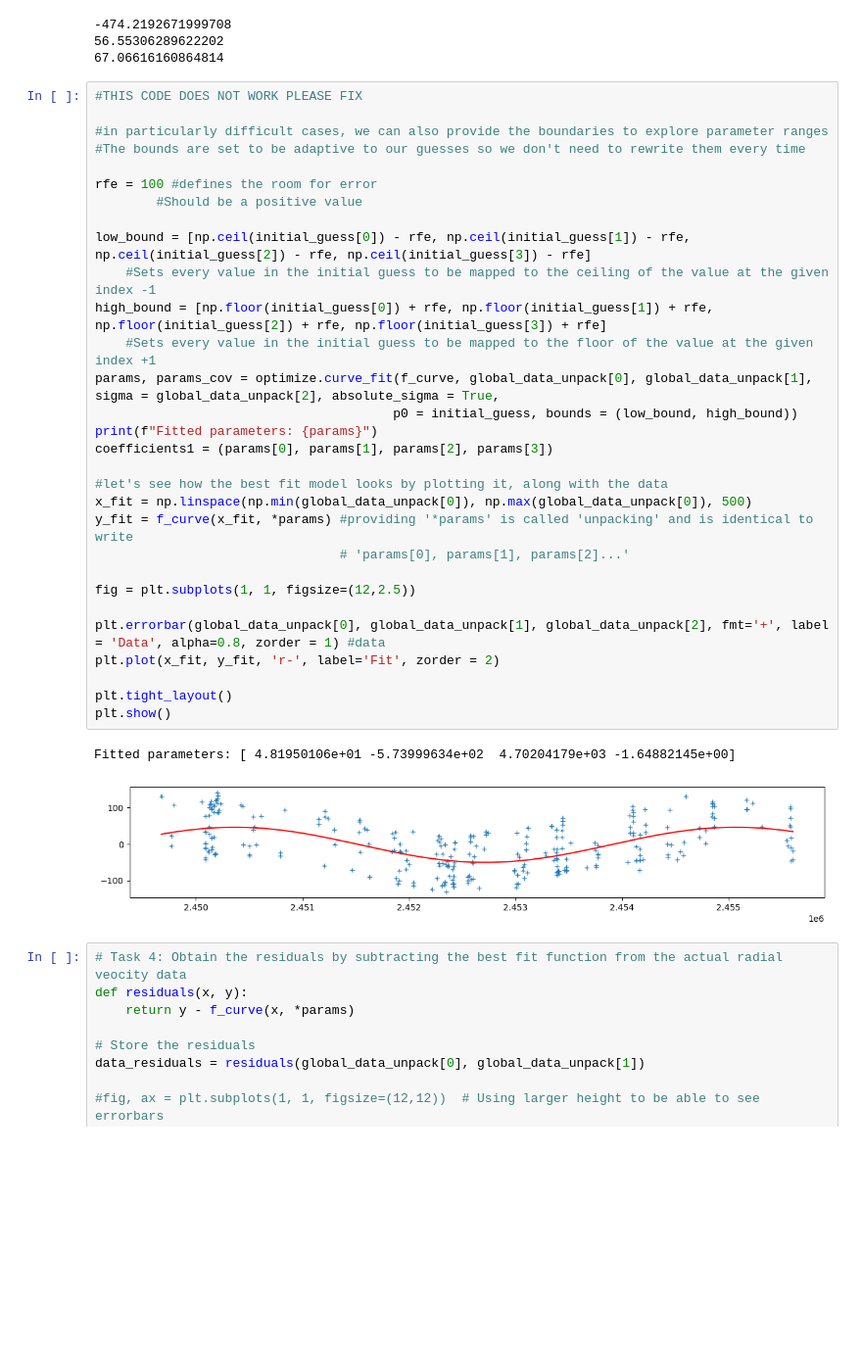
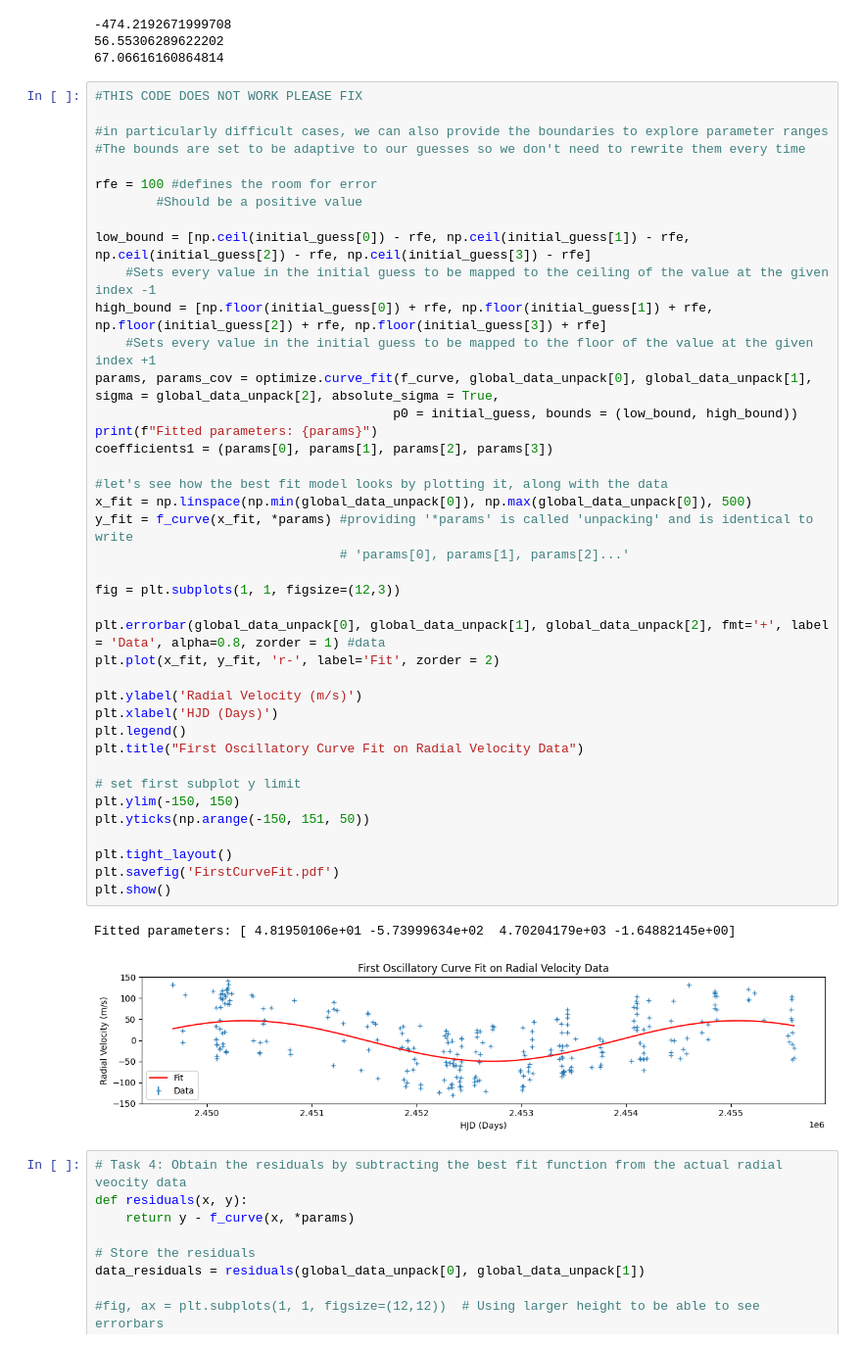
Before and after one commit to jwmckeown007/astr19groupf, a Jupyter notebook: p5_and_p6_zoominresiduals.ipynb, the cells around one changed output. Shown at 98% size. Cells and saved outputs as stored; diff of their text form; blank space fills up the shorter version.

Commit message:
Added labels to the first oscillatory graph

```diff
--- a/p5_and_p6_zoominresiduals.ipynb
+++ b/p5_and_p6_zoominresiduals.ipynb
@@ -138,35 +137,45 @@ params, params_cov = optimize.curve_fit(f_curve, global_data_unpack[0], global_d
 #THIS CODE DOES NOT WORK PLEASE FIX
 
 #in particularly difficult cases, we can also provide the boundaries to explore parameter ranges
 #The bounds are set to be adaptive to our guesses so we don't need to rewrite them every time
 
 rfe = 100 #defines the room for error
         #Should be a positive value
 
 low_bound = [np.ceil(initial_guess[0]) - rfe, np.ceil(initial_guess[1]) - rfe, np.ceil(initial_guess[2]) - rfe, np.ceil(initial_guess[3]) - rfe]
     #Sets every value in the initial guess to be mapped to the ceiling of the value at the given index -1
 high_bound = [np.floor(initial_guess[0]) + rfe, np.floor(initial_guess[1]) + rfe, np.floor(initial_guess[2]) + rfe, np.floor(initial_guess[3]) + rfe]
     #Sets every value in the initial guess to be mapped to the floor of the value at the given index +1
 params, params_cov = optimize.curve_fit(f_curve, global_data_unpack[0], global_data_unpack[1], sigma = global_data_unpack[2], absolute_sigma = True,
                                        p0 = initial_guess, bounds = (low_bound, high_bound))
 print(f"Fitted parameters: {params}")
 coefficients1 = (params[0], params[1], params[2], params[3])
 
 #let's see how the best fit model looks by plotting it, along with the data
 x_fit = np.linspace(np.min(global_data_unpack[0]), np.max(global_data_unpack[0]), 500)
 y_fit = f_curve(x_fit, *params) #providing '*params' is called 'unpacking' and is identical to write
                                 # 'params[0], params[1], params[2]...'
 
-fig = plt.subplots(1, 1, figsize=(12,2.5))
+fig = plt.subplots(1, 1, figsize=(12,3))
 
 plt.errorbar(global_data_unpack[0], global_data_unpack[1], global_data_unpack[2], fmt='+', label = 'Data', alpha=0.8, zorder = 1) #data
 plt.plot(x_fit, y_fit, 'r-', label='Fit', zorder = 2)
 
+plt.ylabel('Radial Velocity (m/s)')
+plt.xlabel('HJD (Days)')
+plt.legend()
+plt.title("First Oscillatory Curve Fit on Radial Velocity Data")
+
+# set first subplot y limit
+plt.ylim(-150, 150)
+plt.yticks(np.arange(-150, 151, 50))
+
 plt.tight_layout()
+plt.savefig('FirstCurveFit.pdf')
 plt.show()
 # %% [output]
 Fitted parameters: [ 4.81950106e+01 -5.73999634e+02  4.70204179e+03 -1.64882145e+00]
-[figure, old version]
+[figure, new version]
 # %%
 # Task 4: Obtain the residuals by subtracting the best fit function from the actual radial veocity data
 def residuals(x, y):
```
Also changed, not shown: parts of 1 cell of this notebook.
